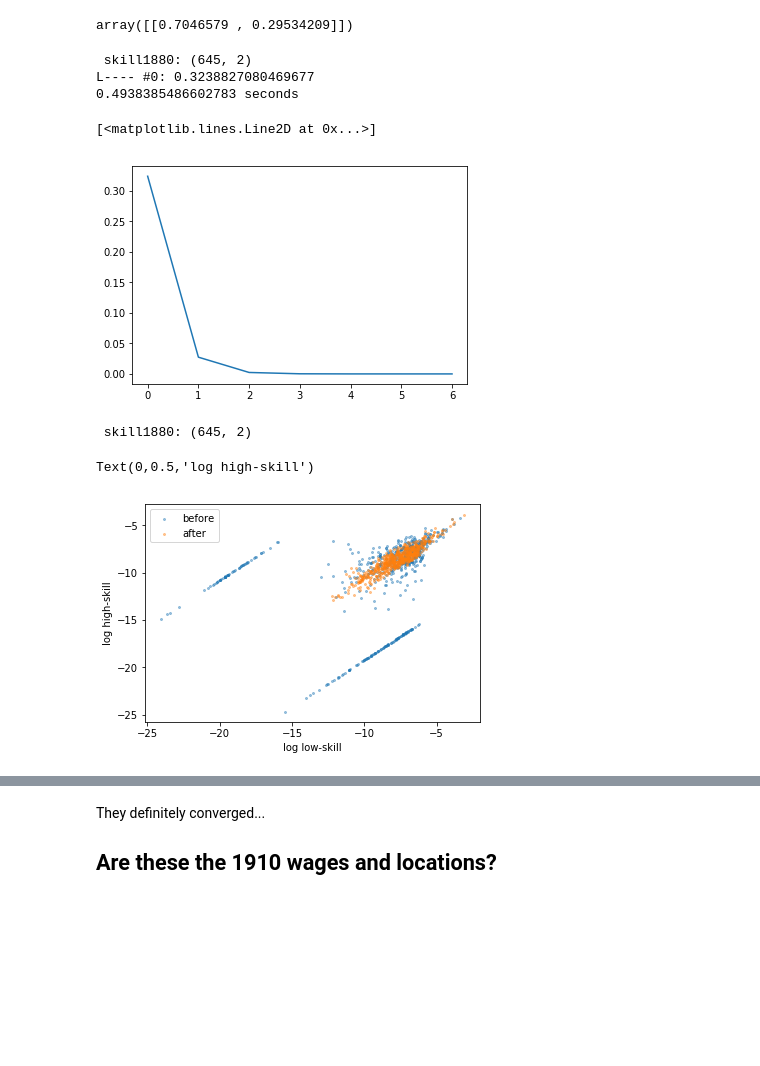
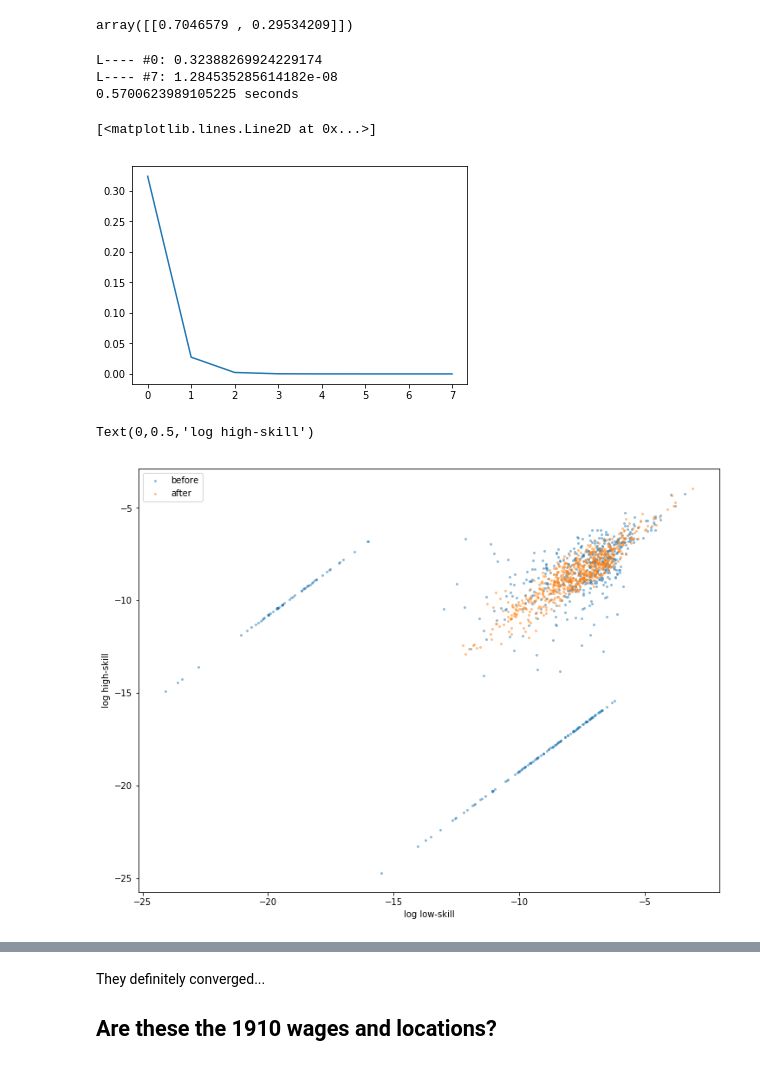
Before and after one commit to mwufi/spatial-structural-change, a Jupyter notebook: Condensed.ipynb, the cells around one changed output, grey strips where cells are left out. Drawn from its saved outputs; the diff is of its cells as text; code cells hidden in the pictures; blank space fills up the shorter version.

```diff
--- a/Condensed.ipynb
+++ b/Condensed.ipynb
@@ -288,18 +306,7 @@ def loopy(skills, wages, log=True):
     return wages
 # %%
 wages = readWages()
-
-def draw(wages):
-    plot_params = {
-        'alpha': 0.4,
-        's': 4
-    }
-
-    plt.scatter(np.log(wages[t,A]), np.log(wages[t,NA]),
-           **plot_params)
-
-
-plt.figure(figsize=(12,6))
+plt.figure(figsize=(12,8))
 
 # before
 draw(wages)
@@ -308,6 +315,7 @@ newWages = loopy(skills, wages)
 
 # after
 draw(newWages)
-plt.legend(['before', 'after'])
+# plt.legend(['before', 'after'])
+plt.legend(['iteration {}'.format(i) for i in [0,20,40,60,75]])
 plt.xlabel('log Agricultural wages'); plt.ylabel('log Non-Agricultural wages')
 # %% [output]
@@ -328,9 +331,12 @@ This is the plot that I'm not sure about. Are the wages for Non-Agricultural sec
 # %% [markdown]
 ## Incorporating mobility
 # %%
-def computeMobility(wages):
+def newLocations(wages):
     _,_,Theta = computeTheta(wages)
     expectedUtility = myGamma(param.zeta)*Theta
+
+    aa = myGamma(param.eta/param.zeta)/param.eta
+    bb = consumption_share**(param.eta-1)
 
     # since the interest rate is a constant, we can take psi(r_{t+1}) to be a constant too
     W_rt = aa*bb * expectedUtility**param.eta + amenities[1] # amenities in 1910
@@ -347,34 +353,35 @@ def computeMobility(wages):
 
     return new
 
-newSkills = computeMobility(wages)
+newSkills = newLocations(wages)
 np.sum(newSkills, axis=R) # note that the overall lambda stays the same... since we didn't change that part
 # %% [output]
 array([[0.7046579 , 0.29534209]])
 # %%
 import time
+
+wages  = readWages()
+skills = readSkills()
+
 start = time.time()
 
 lr = 0.9
 losses = []
-
-wages  = readWages()
-skills = readSkills()
-
 for i in range(1000):
 
     # find a fixed point wage, given location
     wages = loopy(skills, wages, log=False)
 
     # find the new locations, given the wage
-    newSkills = computeMobility(wages)
+    newSkills = newLocations(wages)
 
     loss = np.sum(np.abs(newSkills - skills))
     losses.append(loss)
 
     skills = lr * newSkills + (1-lr)*skills
 
-    if loss < 1e-6:
+    if loss < 1e-7:
+        print('L---- #{}: {}'.format(i, loss))
         break
 
     if i % 10 == 0:
@@ -383,20 +390,20 @@ for i in range(1000):
 print(time.time() - start, 'seconds')
 plt.plot(losses)
 # %% [output]
- skill1880: (645, 2)
-L---- #0: 0.3238827080469677
-0.4938385486602783 seconds
+L---- #0: 0.32388269924229174
+L---- #7: 1.284535285614182e-08
+0.5700623989105225 seconds
 [<matplotlib.lines.Line2D at 0x...>]
-[figure, old version]
+[figure, new version]
 # %%
 oldSkills = readSkills()
+plt.figure(figsize=(12,9))
 
 draw(oldSkills)
 draw(skills)
 plt.legend(['before', 'after'])
 plt.xlabel('log low-skill'); plt.ylabel('log high-skill')
 # %% [output]
- skill1880: (645, 2)
+Text(0,0.5,'log high-skill')
-Text(0,0.5,'log high-skill')
-[figure, old version]
+[figure, new version]
 # %%
```
Also changed, not shown: parts of 24 cells of this notebook, 1 other file.
